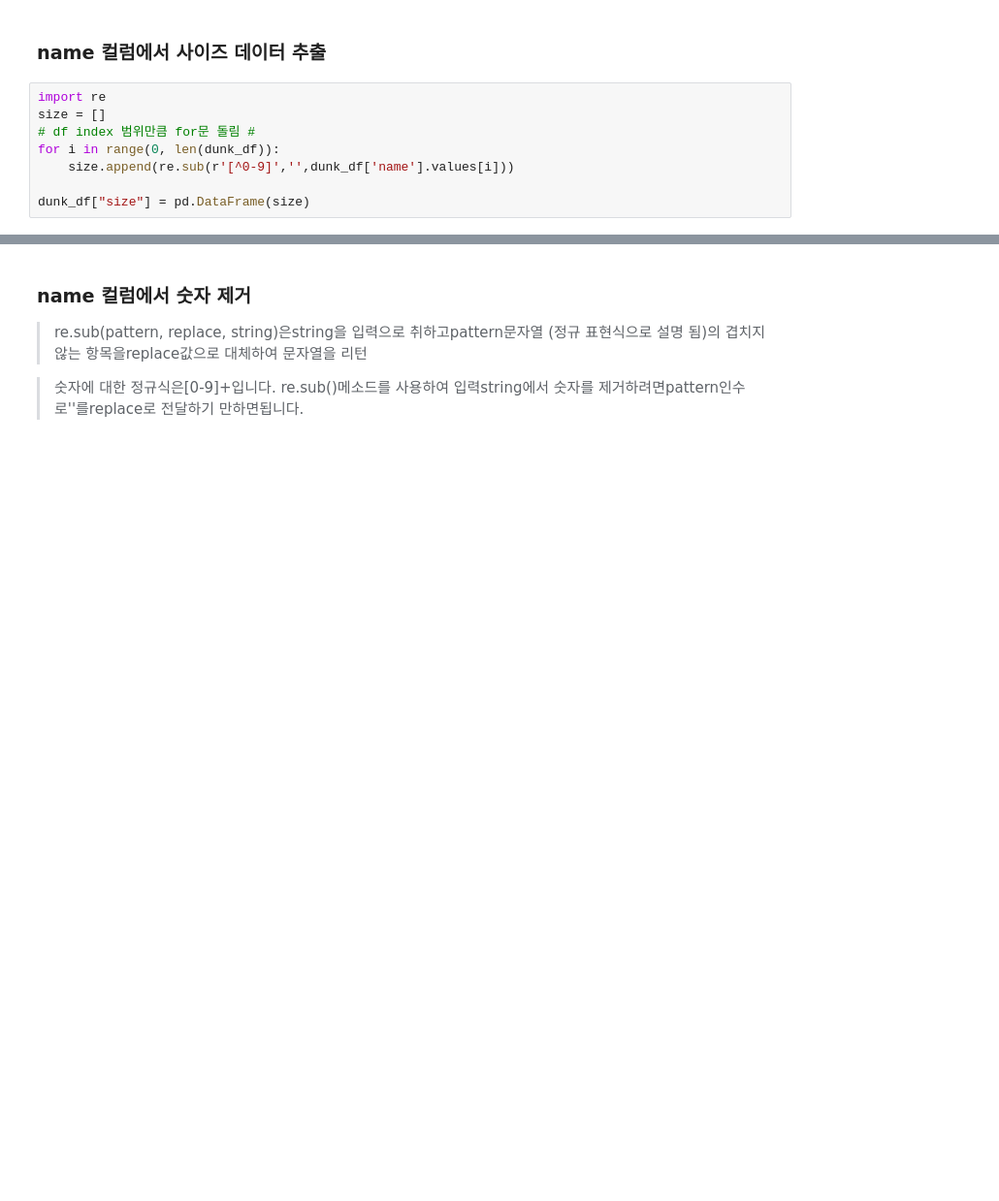
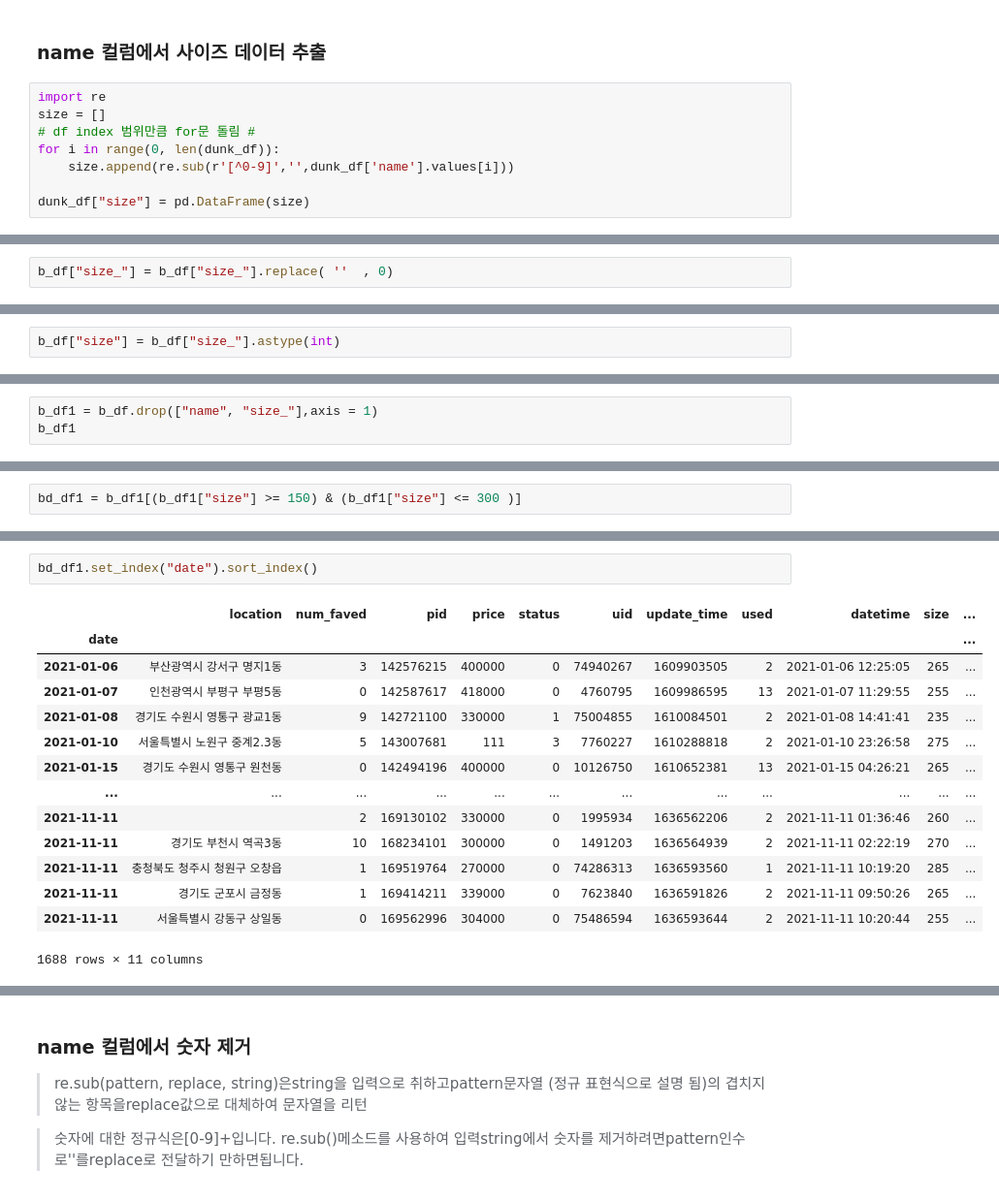
Before and after one commit to danielwon01/BDA-EDA-project, a Jupyter notebook: mj/컬럼 추출 & 코드 정리.ipynb, the cells around one changed output, grey strips where cells are left out. Shown: that part at 97% size. Saved outputs shown, nothing was run; the diff lists cells and outputs as text; blank space fills up the shorter version.

```diff
--- a/mj/컬럼 추출 & 코드 정리.ipynb
+++ b/mj/컬럼 추출 & 코드 정리.ipynb
@@ -159,0 +266,2 @@ dunk_df.head(3)
+# %%
+b_df["size_"] = b_df["size_"].replace( ''  , 0)
@@ -159,0 +274,2 @@ dunk_df.head(3)
+# %%
+b_df["size"] = b_df["size_"].astype(int)
@@ -159,0 +282,3 @@ dunk_df.head(3)
+# %%
+b_df1 = b_df.drop(["name", "size_"],axis = 1)
+b_df1
@@ -159,0 +321,2 @@ dunk_df.head(3)
+# %%
+bd_df1 = b_df1[(b_df1["size"] >= 150) & (b_df1["size"] <= 300 )]
@@ -159,0 +339,17 @@ dunk_df.head(3)
+# %%
+bd_df1.set_index("date").sort_index()
+# %% [output]
+|  | location | num_faved | pid | price | status | uid | update_time | used | datetime | size | ... |
+| date |  |  |  |  |  |  |  |  |  |  | ... |
+| 2021-01-06 | 부산광역시 강서구 명지1동 | 3 | 142576215 | 400000 | 0 | 74940267 | 1609903505 | 2 | 2021-01-06 12:25:05 | 265 | ... |
+| 2021-01-07 | 인천광역시 부평구 부평5동 | 0 | 142587617 | 418000 | 0 | 4760795 | 1609986595 | 13 | 2021-01-07 11:29:55 | 255 | ... |
+| 2021-01-08 | 경기도 수원시 영통구 광교1동 | 9 | 142721100 | 330000 | 1 | 75004855 | 1610084501 | 2 | 2021-01-08 14:41:41 | 235 | ... |
+| 2021-01-10 | 서울특별시 노원구 중계2.3동 | 5 | 143007681 | 111 | 3 | 7760227 | 1610288818 | 2 | 2021-01-10 23:26:58 | 275 | ... |
+| 2021-01-15 | 경기도 수원시 영통구 원천동 | 0 | 142494196 | 400000 | 0 | 10126750 | 1610652381 | 13 | 2021-01-15 04:26:21 | 265 | ... |
+| ... | ... | ... | ... | ... | ... | ... | ... | ... | ... | ... | ... |
+| 2021-11-11 |  | 2 | 169130102 | 330000 | 0 | 1995934 | 1636562206 | 2 | 2021-11-11 01:36:46 | 260 | ... |
+| 2021-11-11 | 경기도 부천시 역곡3동 | 10 | 168234101 | 300000 | 0 | 1491203 | 1636564939 | 2 | 2021-11-11 02:22:19 | 270 | ... |
+| 2021-11-11 | 충청북도 청주시 청원구 오창읍 | 1 | 169519764 | 270000 | 0 | 74286313 | 1636593560 | 1 | 2021-11-11 10:19:20 | 285 | ... |
+| 2021-11-11 | 경기도 군포시 금정동 | 1 | 169414211 | 339000 | 0 | 7623840 | 1636591826 | 2 | 2021-11-11 09:50:26 | 265 | ... |
+| 2021-11-11 | 서울특별시 강동구 상일동 | 0 | 169562996 | 304000 | 0 | 75486594 | 1636593644 | 2 | 2021-11-11 10:20:44 | 255 | ... |
+1688 rows × 11 columns
```
Also changed, not shown: parts of 24 cells of this notebook.
